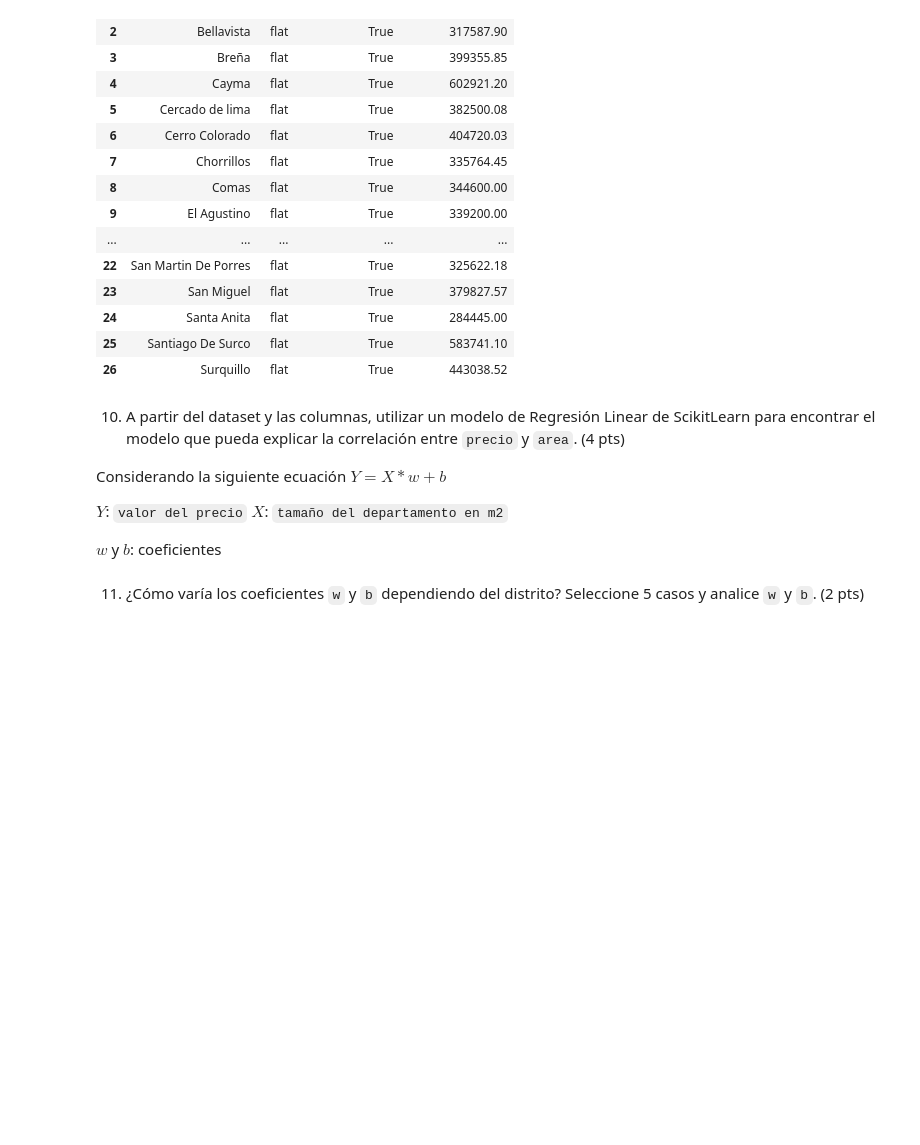
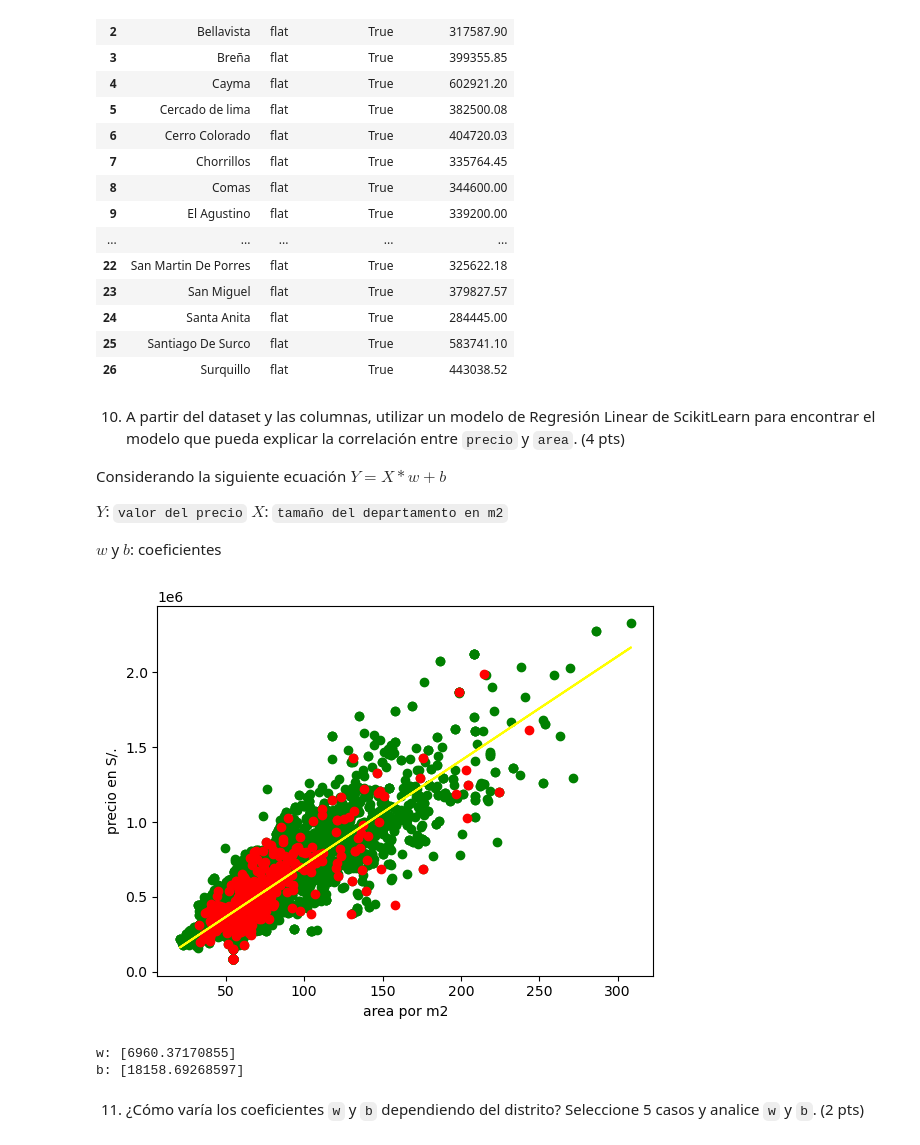
Before and after one commit to farodri03/T.Invest.-ML, a Jupyter notebook: ml_actividad01.ipynb, the cells around one changed output. Saved outputs shown, nothing was run; the diff lists cells and outputs as text; code cells hidden in the pictures; blank space fills up the shorter version.

Commit message:
avance modelo RL y coeficientes

```diff
--- a/ml_actividad01.ipynb
+++ b/ml_actividad01.ipynb
@@ -254,3 +325,66 @@ $w$ y $b$: coeficientes
+# %%
+#tu código aquí
+import matplotlib.pyplot as plt
+from sklearn.model_selection import train_test_split
+from sklearn.linear_model import LinearRegression
+
+df_depas = pd.DataFrame(data)
+
+#Tratado de datos
+
+tasa_cambio = 3.7
+
+def convertirSoles(precio):
+    if '$' in precio:
+        return float(precio.replace('$ ', '').replace(',', '')) * tasa_cambio
+    elif 'S/' in precio:
+        return float(precio.replace('S/ ', '').replace(',', ''))
+    else:
+        return float(precio)
+
+df_depas['precio'] = df_depas['precio'].apply(convertirSoles).astype(int)
+
+df_depas['area'] = df_depas['area'].str.replace(' m2','',case=False).astype(float)
+
+simpledf = df_depas[['precio', 'area']]
+
+#modelo de regresion
+X = simpledf['area']
+Y = simpledf['precio']
+
+X_train, X_test, Y_train, Y_test = train_test_split(X,Y,test_size=0.05,random_state=2)
+
+X_train_reshaped = X_train.values.reshape(-1,1)
+Y_train_reshaped = Y_train.values.reshape(-1,1)
+
+X_test_reshaped = X_test.values.reshape(-1,1)
+
+model = LinearRegression()
+model.fit(X_train_reshaped, Y_train_reshaped)
+
+Y_pred = model.predict(X_test_reshaped)
+
+plt.scatter(X_train, Y_train, color='green')
+plt.scatter(X_test, Y_test, color='red')
+plt.plot(X_train, model.predict(X_train_reshaped), color= 'yellow')
+plt.xlabel('area por m2')
+plt.ylabel('precio en S/.')
+plt.show()
+# %% [output]
+[figure, added]
+# %%
+#imprime tus parámetros w y b aquí
+# Obtener el coeficiente (w)
+w = model.coef_[0]
+
+# Obtener la intersección (b)
+b = model.intercept_
+
+print(f'w: {w}')
+print(f'b: {b}')
+# %% [output]
+w: [6960.37170855]
+b: [18158.69268597]
 # %% [markdown]
 11.  ¿Cómo varía los coeficientes `w` y `b` dependiendo del distrito? Seleccione 5 casos y analice `w` y `b`. (2 pts)
 # %%
```
Also changed, not shown: parts of 7 cells of this notebook.
